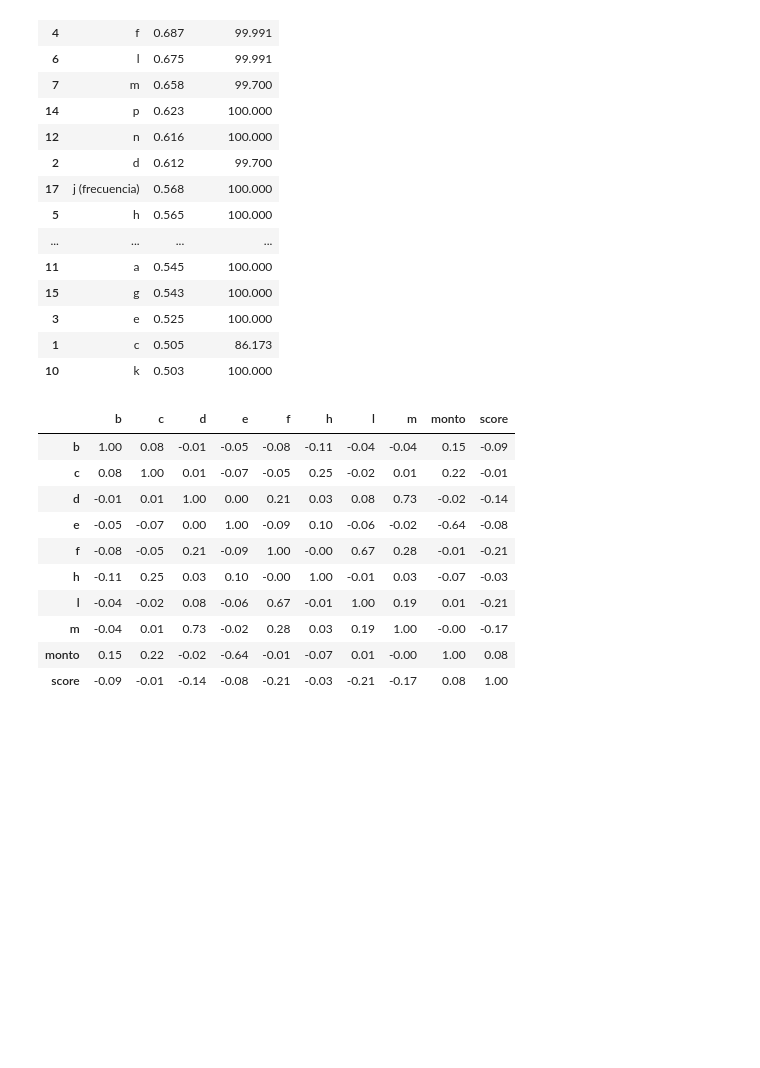
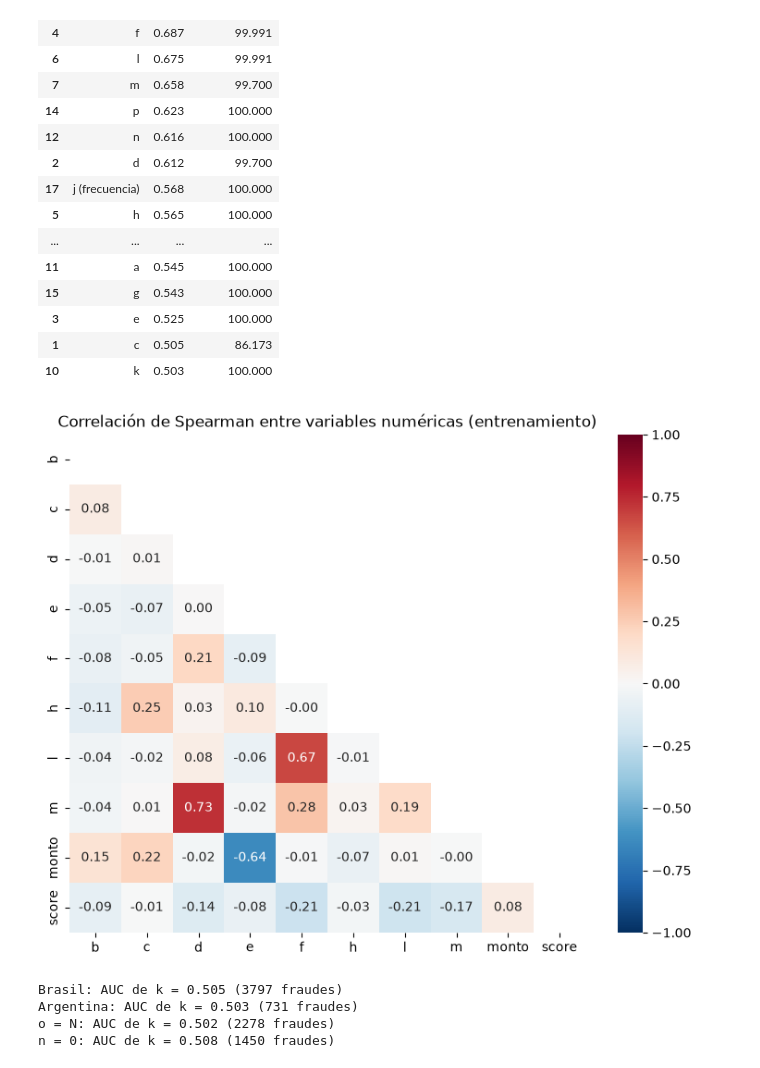
Before and after one commit to joavillalobosca25/meli-fraud-challenge, a Jupyter notebook: notebooks/02_EDA.ipynb, the cells around one changed output. Saved outputs shown, nothing was run; the diff lists cells and outputs as text; code cells hidden in the pictures; blank space fills up the shorter version.

Commit message:
EDA completo sobre entrenamiento con conclusiones y decisiones para el modelo

```diff
--- a/notebooks/02_EDA.ipynb
+++ b/notebooks/02_EDA.ipynb
@@ -520,19 +522,44 @@ resultados.round(3)
 | 3 | e | 0.525 | 100.000 |
 | 1 | c | 0.505 | 86.173 |
 | 10 | k | 0.503 | 100.000 |
-# %%
-numericas = ["b", "c", "d", "e", "f", "h", "l", "m", "monto", "score"]
-correlaciones = entrenamiento[numericas].corr(method="spearman").round(2)
-correlaciones
-# %% [output]
-|  | b | c | d | e | f | h | l | m | monto | score |
-| b | 1.00 | 0.08 | -0.01 | -0.05 | -0.08 | -0.11 | -0.04 | -0.04 | 0.15 | -0.09 |
-| c | 0.08 | 1.00 | 0.01 | -0.07 | -0.05 | 0.25 | -0.02 | 0.01 | 0.22 | -0.01 |
-| d | -0.01 | 0.01 | 1.00 | 0.00 | 0.21 | 0.03 | 0.08 | 0.73 | -0.02 | -0.14 |
-| e | -0.05 | -0.07 | 0.00 | 1.00 | -0.09 | 0.10 | -0.06 | -0.02 | -0.64 | -0.08 |
-| f | -0.08 | -0.05 | 0.21 | -0.09 | 1.00 | -0.00 | 0.67 | 0.28 | -0.01 | -0.21 |
-| h | -0.11 | 0.25 | 0.03 | 0.10 | -0.00 | 1.00 | -0.01 | 0.03 | -0.07 | -0.03 |
-| l | -0.04 | -0.02 | 0.08 | -0.06 | 0.67 | -0.01 | 1.00 | 0.19 | 0.01 | -0.21 |
-| m | -0.04 | 0.01 | 0.73 | -0.02 | 0.28 | 0.03 | 0.19 | 1.00 | -0.00 | -0.17 |
-| monto | 0.15 | 0.22 | -0.02 | -0.64 | -0.01 | -0.07 | 0.01 | -0.00 | 1.00 | 0.08 |
-| score | -0.09 | -0.01 | -0.14 | -0.08 | -0.21 | -0.03 | -0.21 | -0.17 | 0.08 | 1.00 |
+# %%
+# Análisis de correlación
+numericas = ["b", "c", "d", "e", "f", "h", "l", "m", "monto", "score"]
+correlaciones = entrenamiento[numericas].corr(method="spearman")
+
+# Oculta la mitad superior, que repite la información de la inferior
+mascara = np.triu(np.ones_like(correlaciones, dtype=bool))
+
+plt.figure(figsize=(9, 7))
+sns.heatmap(
+    correlaciones,
+    mask=mascara,
+    annot=True,
+    fmt=".2f",
+    cmap="RdBu_r",
+    vmin=-1,
+    vmax=1,
+    center=0,
+)
+plt.title("Correlación de Spearman entre variables numéricas (entrenamiento)")
+plt.show()
+# %% [output]
+[figure, added]
+# %%
+#Analisis bivariado de K
+segmentos = {
+    "Brasil": entrenamiento["g"] == "BR",
+    "Argentina": entrenamiento["g"] == "AR",
+    "o = N": entrenamiento["o"] == "N",
+    "n = 0": entrenamiento["n"] == 0,
+}
+
+for nombre, filtro in segmentos.items():
+    datos = entrenamiento[filtro]
+    auc = roc_auc_score(datos["fraude"], datos["k"])
+    print(f"{nombre}: AUC de k = {max(auc, 1 - auc):.3f} ({datos['fraude'].sum()} fraudes)")
+# %% [output]
+Brasil: AUC de k = 0.505 (3797 fraudes)
+Argentina: AUC de k = 0.503 (731 fraudes)
+o = N: AUC de k = 0.502 (2278 fraudes)
+n = 0: AUC de k = 0.508 (1450 fraudes)
```
Also changed, not shown: parts of 10 cells of this notebook.
